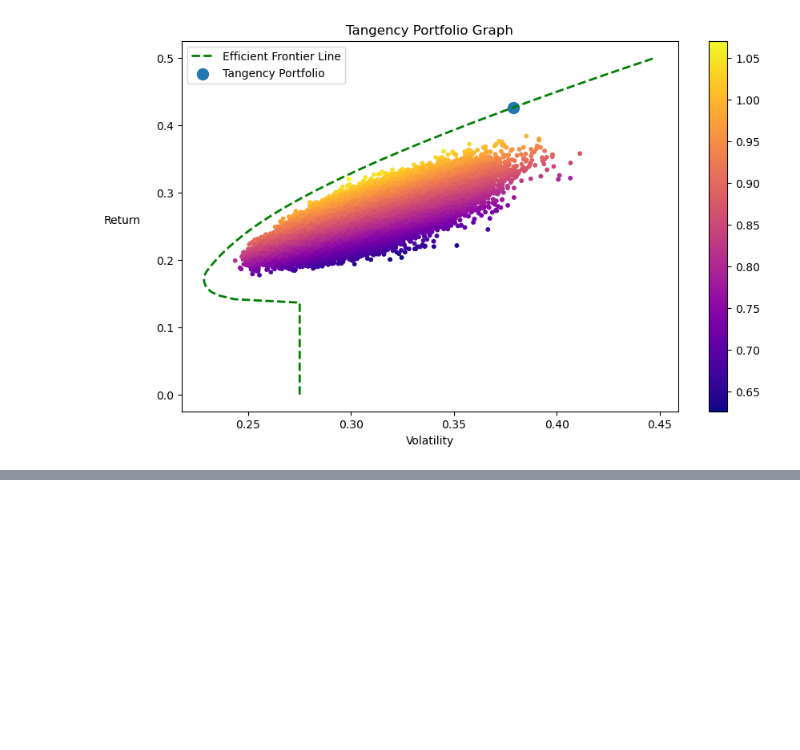
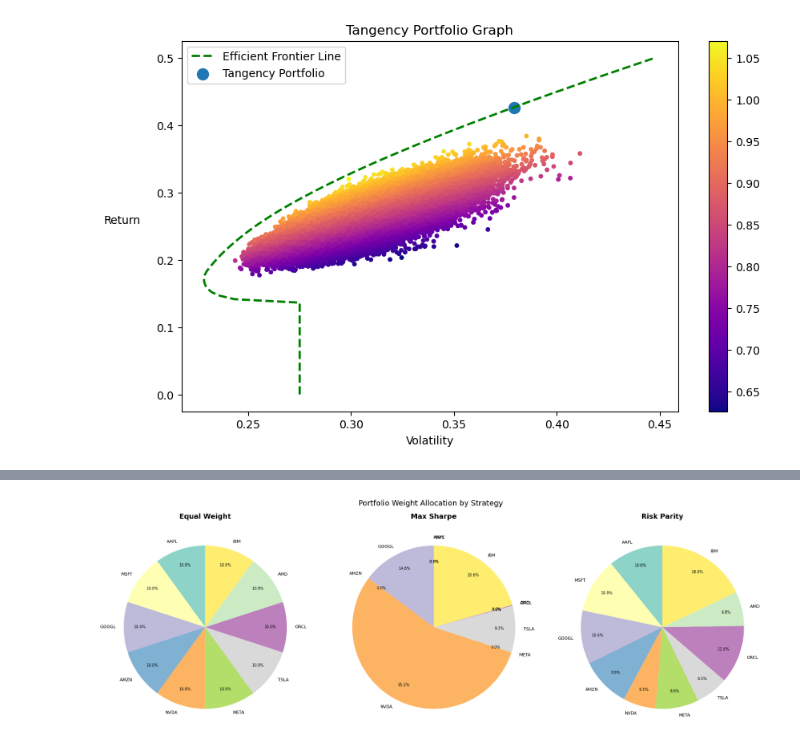
Before and after one commit to kapurohi/portfolio-analysis-top-10-tech-stocks, a Jupyter notebook: portfolio_optimization_analysis.ipynb, the cells around one changed output, grey strips where cells are left out. Cells and saved outputs as stored; diff of their text form; code cells hidden in the pictures; blank space fills up the shorter version.

```diff
--- a/portfolio_optimization_analysis.ipynb
+++ b/portfolio_optimization_analysis.ipynb
@@ -759,0 +883,22 @@ plt.show()
+# %%
+# Pie charts: Weight Allocation by strategy
+fig, axes = plt.subplots(1, 3, figsize=(18, 6))
+colors = plt.cm.Set3(np.linspace(0, 1, len(tickers)))
+
+for ax, strat, w in zip(axes,
+                         ['Equal Weight', 'Max Sharpe', 'Risk Parity'],
+                         [eq_weights,     ms_weights,   rp_weights]):
+    wedges, texts, autotexts = ax.pie(
+        w, labels=tickers, autopct='%1.1f%%',
+        colors=colors, startangle=90,
+        pctdistance=0.8, textprops={'fontsize': 8}
+    )
+    for at in autotexts:
+        at.set_fontsize(7)
+    ax.set_title(strat, fontsize=13, fontweight='bold', pad=12)
+
+plt.suptitle('Portfolio Weight Allocation by Strategy', fontsize=14, y=1.02)
+plt.tight_layout()
+plt.show()
+# %% [output]
+[figure, added]
```
Also changed, not shown: parts of 10 cells of this notebook.
